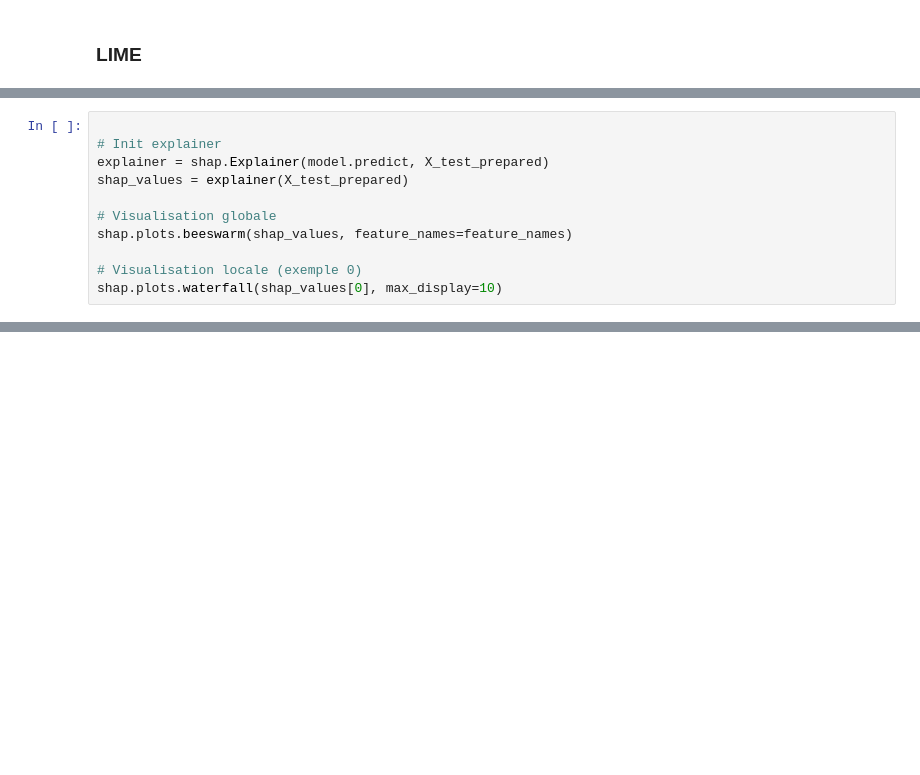
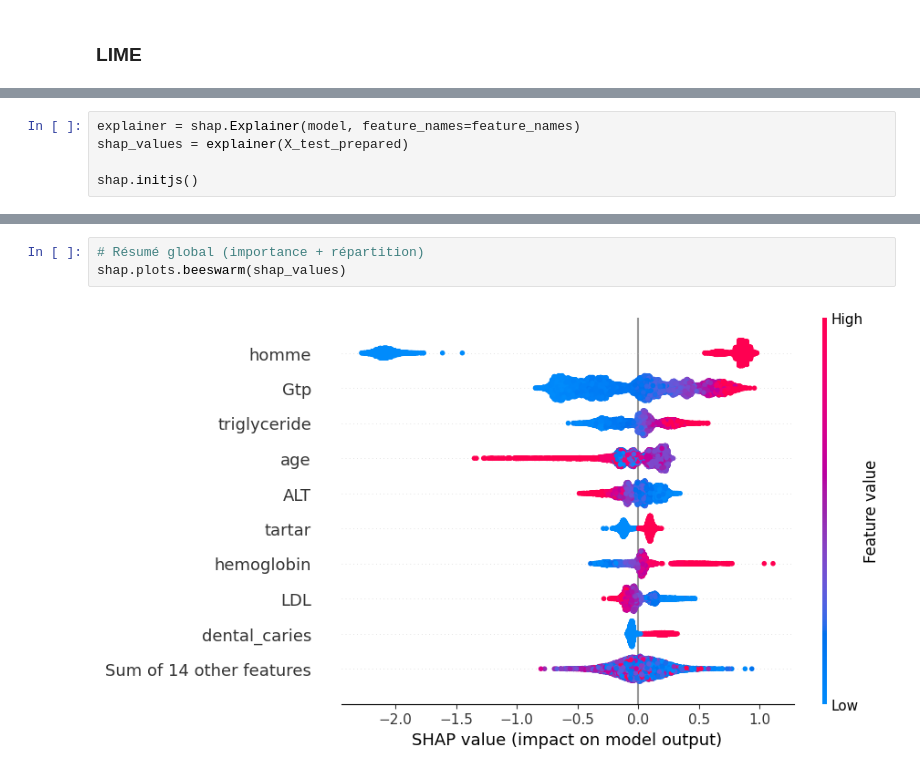
Before and after one commit to isabel6198/svm_tabac, a Jupyter notebook: notebooks/03_interpretation.ipynb, the cells around one changed output, grey strips where cells are left out. Cells and saved outputs as stored; diff of their text form; blank space fills up the shorter version.

```diff
--- a/notebooks/03_interpretation.ipynb
+++ b/notebooks/03_interpretation.ipynb
@@ -356,12 +391,6 @@ plt.show()
 # %%
-
-# Init explainer
-explainer = shap.Explainer(model.predict, X_test_prepared)
+explainer = shap.Explainer(model, feature_names=feature_names)
 shap_values = explainer(X_test_prepared)
 
-# Visualisation globale
-shap.plots.beeswarm(shap_values, feature_names=feature_names)
-
-# Visualisation locale (exemple 0)
-shap.plots.waterfall(shap_values[0], max_display=10)
+shap.initjs()
 # %% [output]
@@ -368,0 +403,5 @@ TypeError: beeswarm() got an unexpected keyword argument 'feature_names'
+# %%
+# Résumé global (importance + répartition)
+shap.plots.beeswarm(shap_values)
+# %% [output]
+[figure, added]
```
Also changed, not shown: parts of 12 cells of this notebook.
